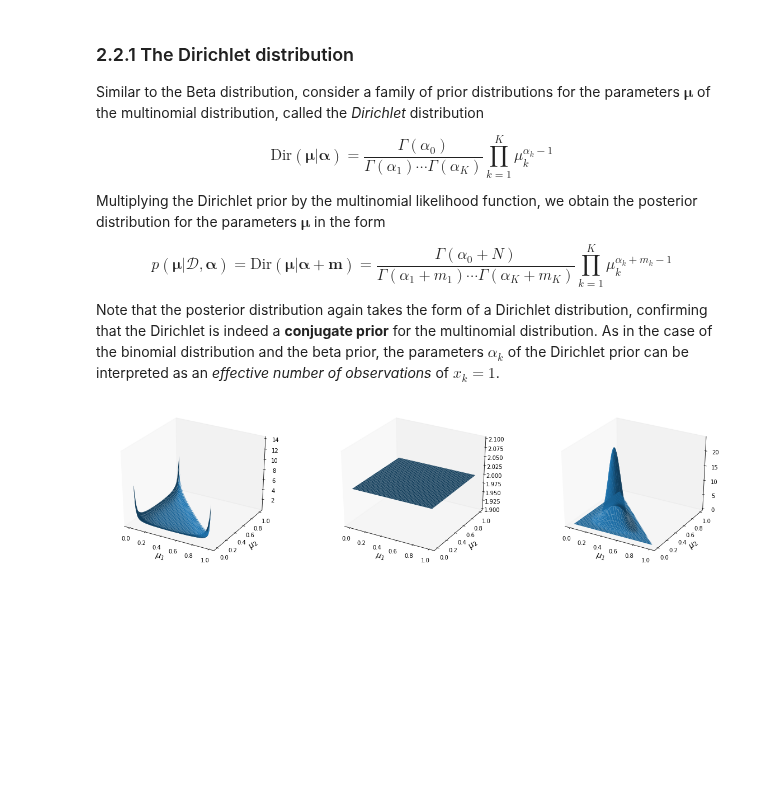
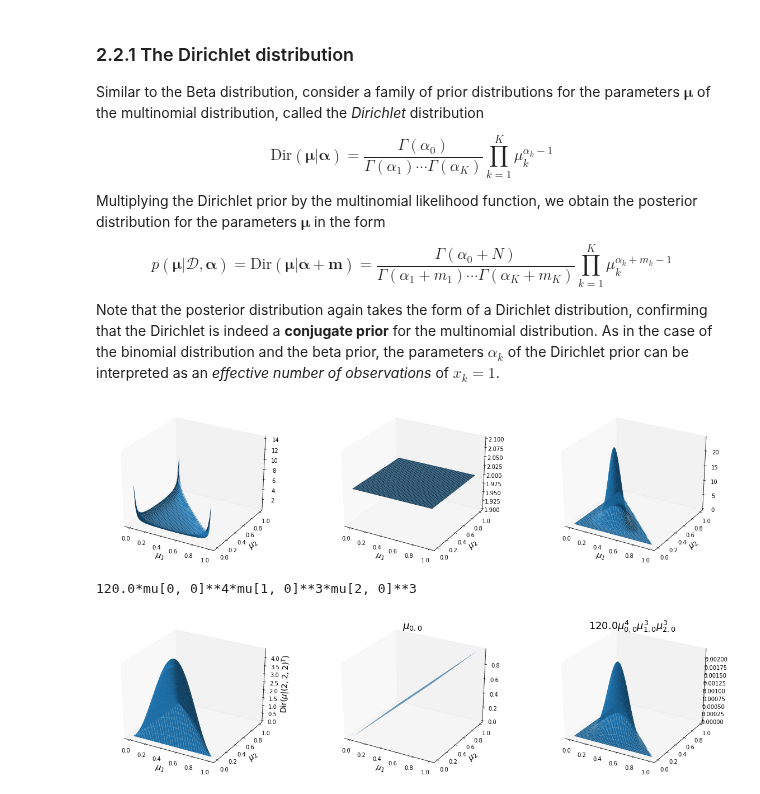
Before and after one commit to vagmcs/PRML, a Jupyter notebook: notebooks/ch2_probability_distributions.ipynb, the cells around one changed output. Cells and saved outputs as stored; diff of their text form; code cells hidden in the pictures; blank space fills up the shorter version.

Commit message:
feat(chapter2): Bayesian inference example on multinomial variables

```diff
--- a/notebooks/ch2_probability_distributions.ipynb
+++ b/notebooks/ch2_probability_distributions.ipynb
@@ -603,0 +634,34 @@ plt.show()
+# %%
+# Apply a sequence of Bayesian inference steps, as more observations arrive in the form of a likelihood
+fig = plt.figure(figsize=(20, 5))
+
+# The Beta conjugate prior for the Binomial distribution (starting parameter a=2, b=2)
+prior = Dirichlet(alpha=np.array([2, 2, 2]).T)
+Z = prior.pdf(X).reshape(X1.shape)
+
+ax = fig.add_subplot(1, 3, 1, projection='3d'); ax.grid(b=None)
+ax.plot_surface(X1, X2, Z)
+ax.set_xlabel("$\mu_1$", fontsize=14)
+ax.set_ylabel("$\mu_2$", fontsize=14)
+ax.set_zlabel("$\mathrm{Dir}(\mu|(2, 2, 2)^T)$", fontsize=14)
+
+# Row 1
+ax = fig.add_subplot(1, 3, 2, projection='3d'); ax.grid(b=None)
+likelihood = Multinomial(n=1, dim=3).pdf(np.array([1, 0, 0]).T)
+Z = likelihood.pdf(mu=X).reshape(X1.shape)
+ax.plot_surface(X1, X2, Z)
+ax.set_xlabel("$\mu_1$", fontsize=14)
+ax.set_ylabel("$\mu_2$", fontsize=14)
+ax.set_title(likelihood.to_latex, fontsize=18)
+
+ax = fig.add_subplot(1, 3, 3, projection='3d'); ax.grid(b=None)
+posterior = prior.change_notation({'x': 'mu'}) * likelihood
+print(posterior)
+Z = posterior.pdf(mu=X).reshape(X1.shape)
+ax.plot_surface(X1, X2, Z)
+ax.set_title(posterior.to_latex, fontsize=18)
+
+plt.show()
+# %% [output]
+120.0*mu[0, 0]**4*mu[1, 0]**3*mu[2, 0]**3
+[figure, added]
```
Also changed, not shown: parts of 4 cells of this notebook.
